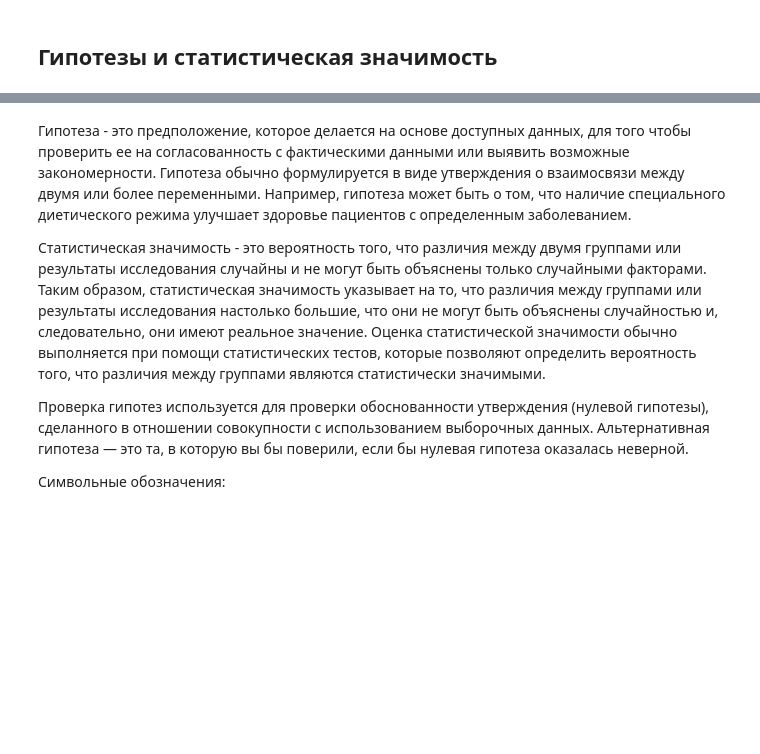
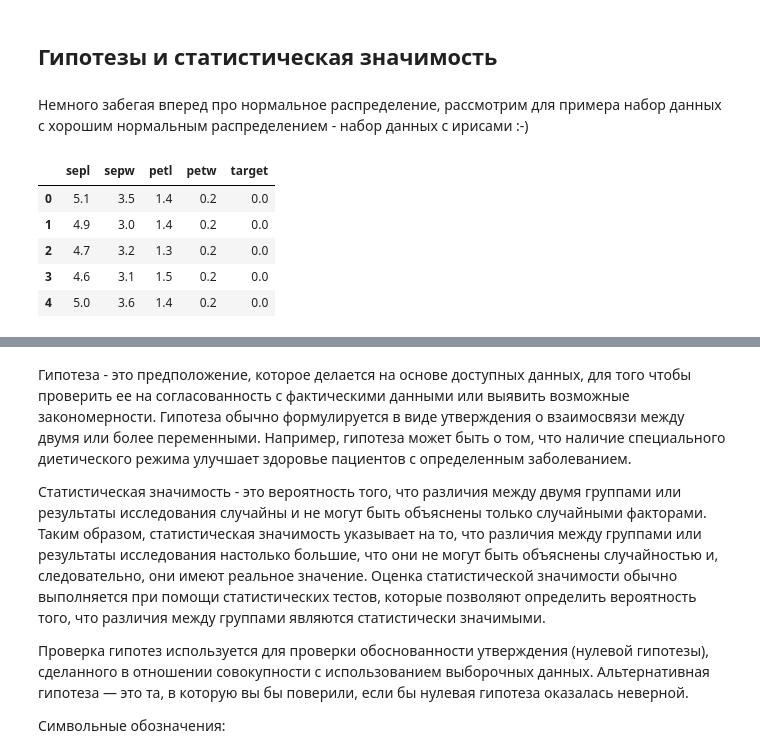
Before and after one commit to Letch49/ML_VVSU_2023, a Jupyter notebook: lec04/lec04.ipynb, the cells around one changed output, grey strips where cells are left out. Cells and saved outputs as stored; diff of their text form; code cells hidden in the pictures; blank space fills up the shorter version.

```diff
--- a/lec04/lec04.ipynb
+++ b/lec04/lec04.ipynb
@@ -245,3 +245,23 @@ Points to leave = False: [False, False, False, True, False, False, False, False,
 [figure]
 # %% [markdown]
 ## Гипотезы и статистическая значимость
+# %% [markdown]
+Немного забегая вперед про нормальное распределение, рассмотрим для примера набор данных с хорошим нормальным распределением - набор данных с ирисами :-)
+# %%
+import numpy as np
+import pandas as pd
+import matplotlib.pyplot as plt
+from scipy import stats
+from sklearn.datasets import load_iris
+iris = load_iris()
+#функция numpy.c_ выполняет конкатенацию массивов вдоль второй оси - т.е. присоединяет столбцы
+#и переименуем эти ужасные названия признаков
+irDf = pd.DataFrame( data = np.c_[iris["data"],iris["target"]], columns = ["sepl","sepw","petl","petw","target"])
+irDf.head()
+# %% [output]
+|  | sepl | sepw | petl | petw | target |
+| 0 | 5.1 | 3.5 | 1.4 | 0.2 | 0.0 |
+| 1 | 4.9 | 3.0 | 1.4 | 0.2 | 0.0 |
+| 2 | 4.7 | 3.2 | 1.3 | 0.2 | 0.0 |
+| 3 | 4.6 | 3.1 | 1.5 | 0.2 | 0.0 |
+| 4 | 5.0 | 3.6 | 1.4 | 0.2 | 0.0 |
```
Also changed, not shown: parts of 29 cells of this notebook, 4 other files.
